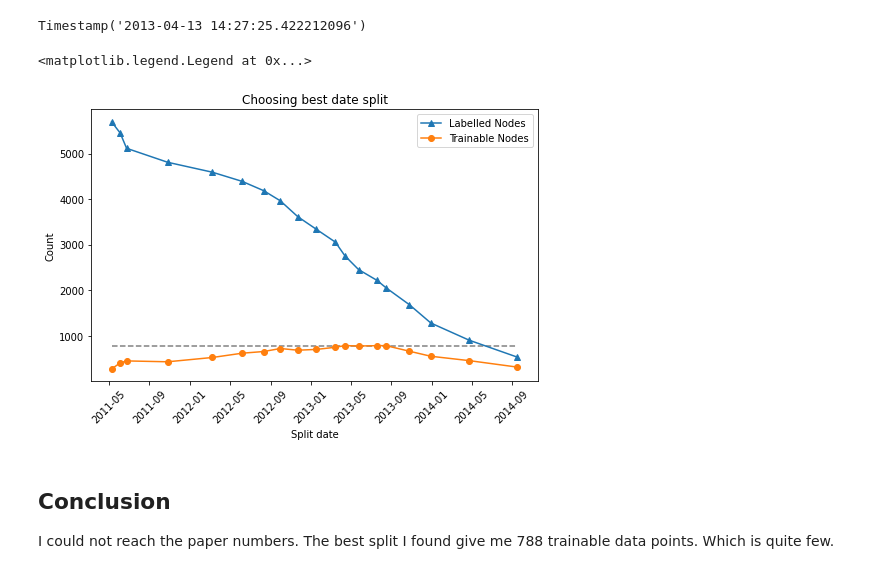
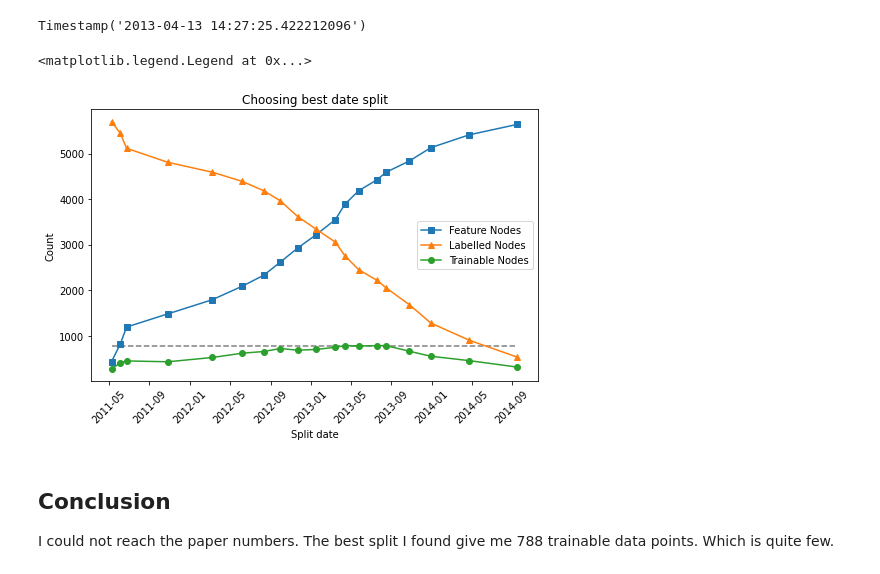
Before and after one commit to caiolmart/reproducing_articles, a Jupyter notebook: gnn_jpmorgan/notebooks/01_preparing_data.ipynb, the cells around one changed output. Saved outputs shown, nothing was run; the diff lists cells and outputs as text; code cells hidden in the pictures.

Commit message:
Add Feature Nodes to final plot

```diff
--- a/gnn_jpmorgan/notebooks/01_preparing_data.ipynb
+++ b/gnn_jpmorgan/notebooks/01_preparing_data.ipynb
@@ -219,6 +219,7 @@ splits
 Name: datetime, dtype: datetime64[ns]
 # %%
 n_labels = []
+feature_nodes = []
 n_trainable_nodes = []
 
 for split in splits:
@@ -231,6 +232,9 @@ for split in splits:
     node_labels = eval_data.groupby('target').apply(node_label)
     n_labels.append(node_labels.shape[0])
 
+    # Number of feature nodes
+    feature_nodes.append(transaction_data['target'].nunique())
+
     # Number of trainable nodes - Nodes that appear in both transaction and labelling data
     mask = transaction_data['target'].isin(node_labels.index)
     n_trainable_nodes.append(transaction_data[mask]['target'].nunique())
@@ -245,21 +249,24 @@ Timestamp('2013-04-13 14:27:25.422212096')
 # %%
 plt.figure(figsize=(8, 5))
 plt.title('Choosing best date split')
+plt.plot(splits, feature_nodes, label='Feature Nodes', marker='s')
 plt.plot(splits, n_labels, label='Labelled Nodes', marker='^')
 plt.plot(splits, n_trainable_nodes, label='Trainable Nodes', marker='o')
+
+
 plt.hlines(max(n_trainable_nodes),
            splits.iloc[0],
            splits.iloc[-1],
            ls='--',
            alpha=0.5,
            color='black')
 plt.xticks(rotation=45)
 plt.xlabel('Split date')
 plt.ylabel('Count')
 plt.legend()
 # %% [output]
 <matplotlib.legend.Legend at 0x...>
-[figure, old version]
+[figure, new version]
 # %% [markdown]
 ## Conclusion
 
```
